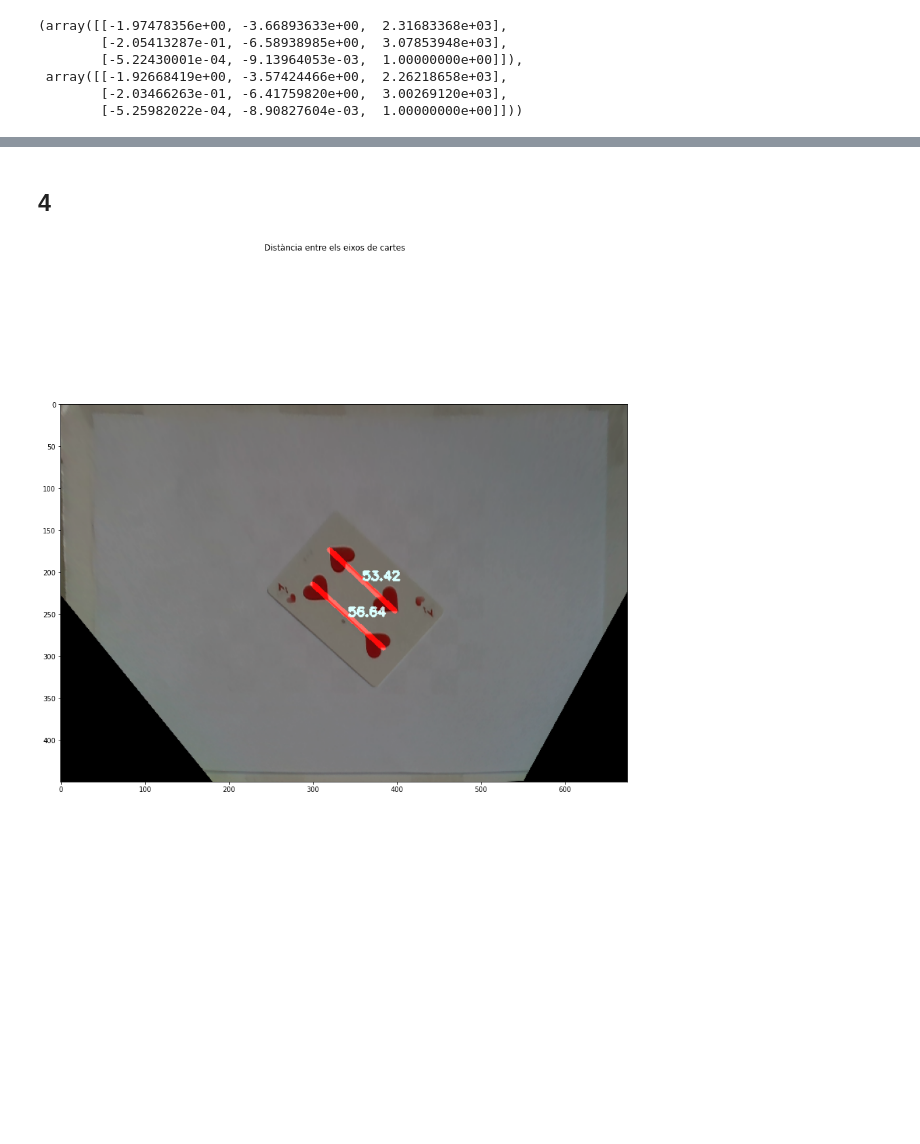
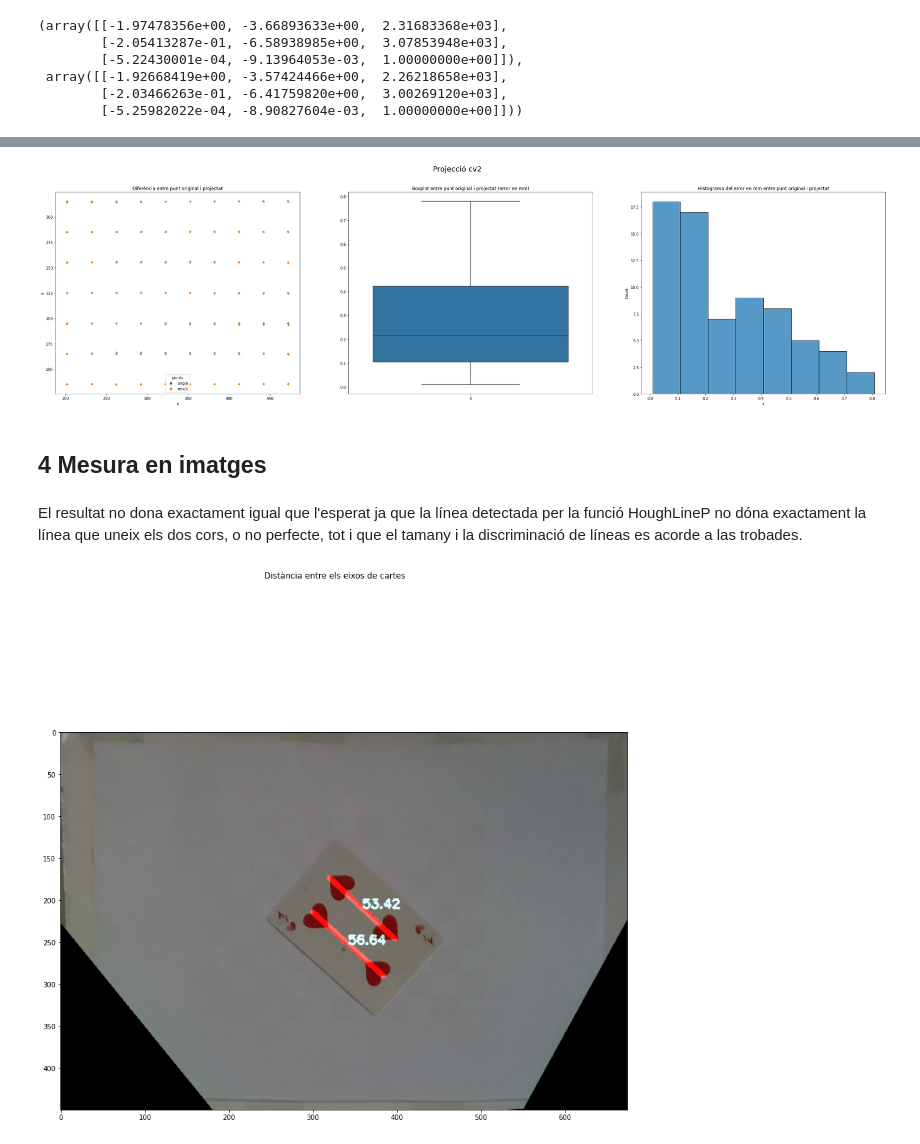
Before and after one commit to Stebf-22/CV---Notebooks, a Jupyter notebook: Practica 02/prac02.ipynb, the cells around one changed output, grey strips where cells are left out. Drawn from its saved outputs; the diff is of its cells as text; code cells hidden in the pictures; blank space fills up the shorter version.

```diff
--- a/Practica 02/prac02.ipynb
+++ b/Practica 02/prac02.ipynb
@@ -133,5 +141,11 @@ projection_error(corners_h, corners_H, title = 'Projecció cv2')
+# %%
+projection_error(m,corners_h, title = 'Projecció cv2')
+# %% [output]
+[figure, added]
 # %% [markdown]
-## 4
+## 4 Mesura en imatges
+# %% [markdown]
+El resultat no dona exactament igual que l'esperat ja que la línea detectada per la funció HoughLineP no dóna exactament la línea que uneix els dos cors, o no perfecte, tot i que el tamany i la discriminació de líneas es acorde a las trobades.
 # %%
 images = []
 for image in path_img:
```
Also changed, not shown: parts of 13 cells of this notebook.
